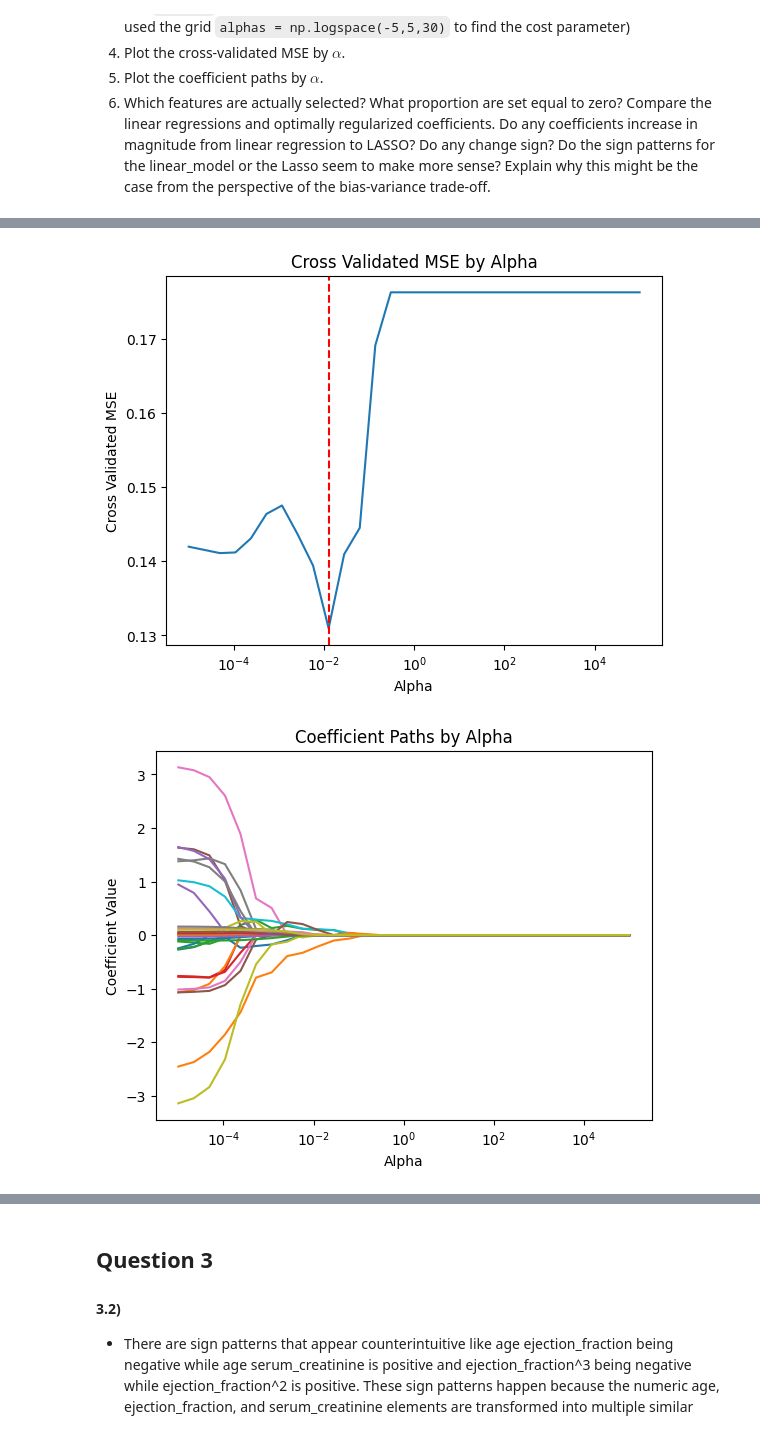
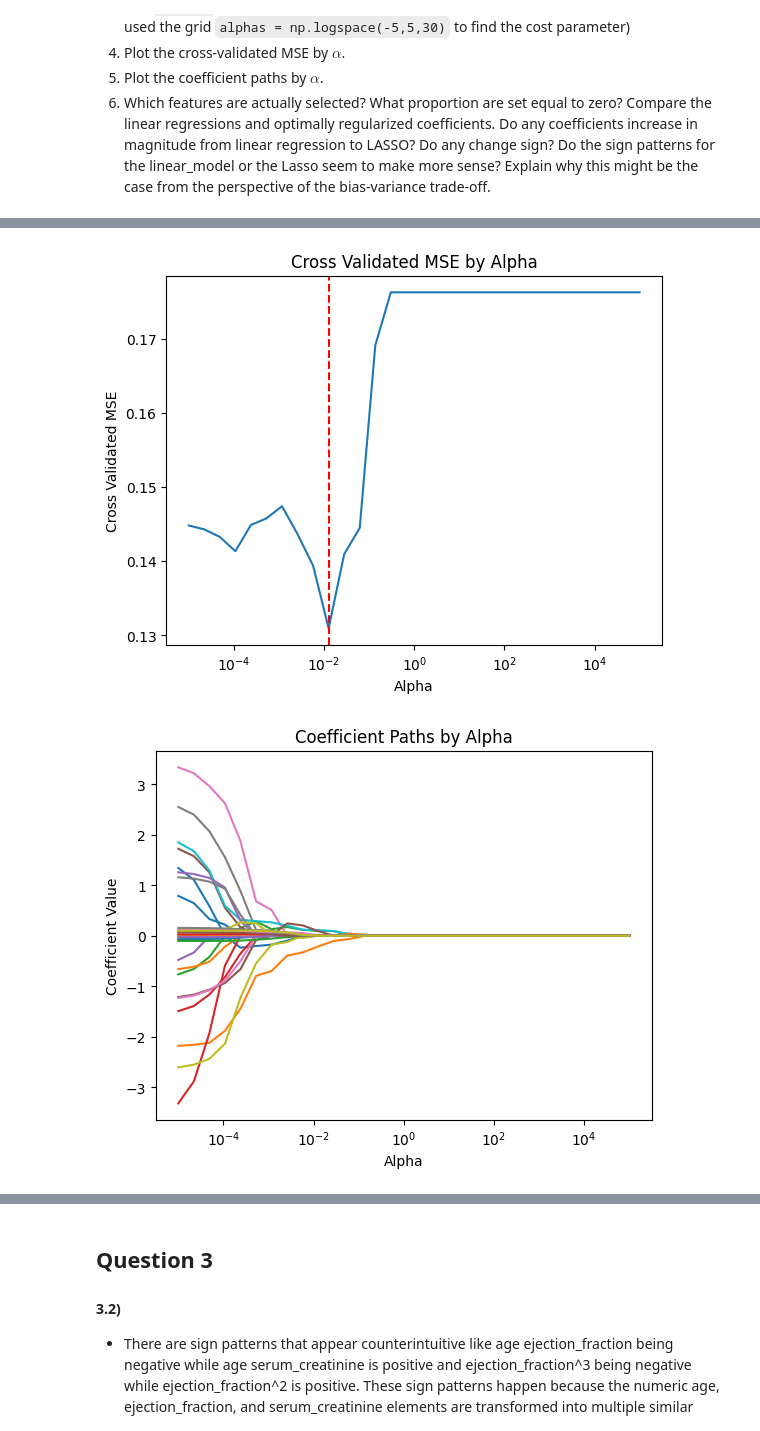
Before and after one commit to jacklenkk/Wrangling-and-EDA, a Jupyter notebook: 04_assignment_regularization.ipynb, the cells around one changed output, grey strips where cells are left out. Saved outputs shown, nothing was run; the diff lists cells and outputs as text; code cells hidden in the pictures.

```diff
--- a/04_assignment_regularization.ipynb
+++ b/04_assignment_regularization.ipynb
@@ -58,7 +58,7 @@ print("Intercept: ", regressionModel.intercept_, " Coefficients: ", regressionMo
 
 #2.3
 alphas = np.logspace(1,3,20)
-model = LassoCV(cv = 20, alphas = alphas, random_state = 100000000)
+model = LassoCV(cv = 20, alphas = alphas, random_state = 100, max_iter = 10000)
 model.fit(scaleExpansion, price)
 indexStar = np.argmin(np.median(model.mse_path_, axis = 1))
 alphaStar = model.alphas_[indexStar]
@@ -75,7 +75,7 @@ plt.show()
 #2.5
 coefficients = []
 for alpha in alphas:
-    lassoModel = Lasso(alpha = alpha, max_iter=100000000, tol = 1e-4)
+    lassoModel = Lasso(alpha = alpha, max_iter=10000)
     lassoModel = lassoModel.fit(scaleExpansion, price)
     coefficients.append(lassoModel.coef_)
 coefficients = np.array(coefficients)
@@ -181,7 +181,7 @@ for i in range(len(totalFeatureNames)):
 
 #3.3
 alphas = np.logspace(-5, 5, 30)
-model = LassoCV(cv = 20, alphas = alphas, random_state = 100)
+model = LassoCV(cv = 20, alphas = alphas, random_state = 100, max_iter = 1000000)
 model.fit(features, deathEvent)
 indexStar = np.argmin(np.median(model.mse_path_, axis = 1))
 alphaStar = model.alphas_[indexStar]
@@ -198,7 +198,7 @@ plt.show()
 #3.5
 coefficients = []
 for alpha in alphas:
-    lassoModel = Lasso(alpha = alpha, max_iter=10_000)
+    lassoModel = Lasso(alpha = alpha, max_iter=1000000)
     lassoModel = lassoModel.fit(features, deathEvent)
     coefficients.append(lassoModel.coef_)
 coefficients = np.array(coefficients)
@@ -216,35 +216,35 @@ removedFeatures = []
 coefficients = model.coef_
 for i in range(len(coefficients)):
     if coefficients[i] != 0:
         selectedFeatures.append(totalFeatureNames[i])
     else:
         removedFeatures.append(totalFeatureNames[i])
 print("Features Selected: ", selectedFeatures)
 print("Proportion Set to Zero: ", len(removedFeatures)/ len(coefficients))
 linearRegressionCoefficients = regressionModel.coef_
 optimallyRegularizedCoefficients = model.coef_
 for i in range(len(totalFeatureNames)):
     print(totalFeatureNames[i], linearRegressionCoefficients[i], optimallyRegularizedCoefficients[i])
 # %% [output]
               age     anaemia  creatinine_phosphokinase    diabetes  \
 count  299.000000  299.000000                299.000000  299.000000
 mean    60.833893    0.431438                581.839465    0.418060
 std     11.894809    0.496107                970.287881    0.494067
 min     40.000000    0.000000                 23.000000    0.000000
 25%     51.000000    0.000000                116.500000    0.000000
 50%     60.000000    0.000000                250.000000    0.000000
 75%     70.000000    1.000000                582.000000    1.000000
 max     95.000000    1.000000               7861.000000    1.000000
 
        ejection_fraction  high_blood_pressure      platelets  \
 count         299.000000           299.000000     299.000000
 ... (52 lines left out)
 anaemia smoking 0.06490811694417312
 diabetes high_blood_pressure 0.1324429250178427
 diabetes smoking 0.15607822893957296
 high_blood_pressure smoking 0.10145536263942792
-[figure, old version]
+[figure, new version]
-[figure, old version]
+[figure, new version]
 Features Selected:  ['ejection_fraction', 'serum_creatinine', 'age^3', 'ejection_fraction^3', 'ejection_fraction^2 serum_creatinine', 'serum_creatinine^3', 'anaemia', 'diabetes', 'high_blood_pressure' ...
 Proportion Set to Zero:  0.5862068965517241
 age 1.5391556093617114 -0.0
```
